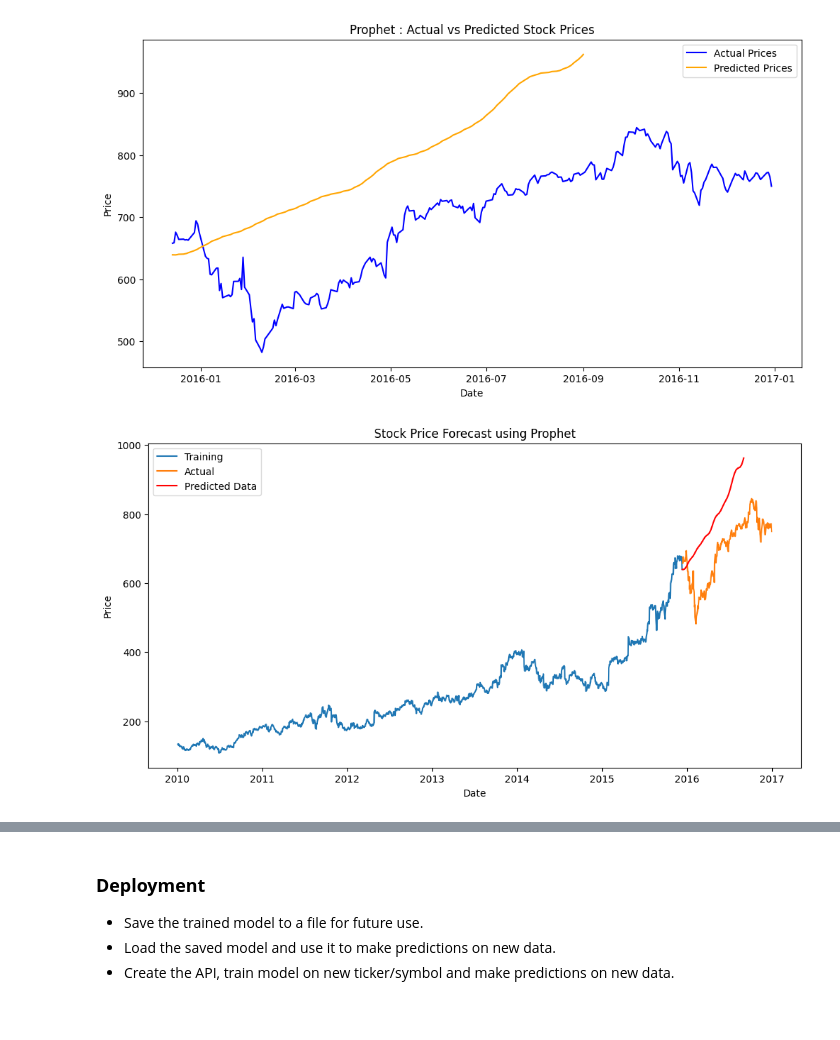
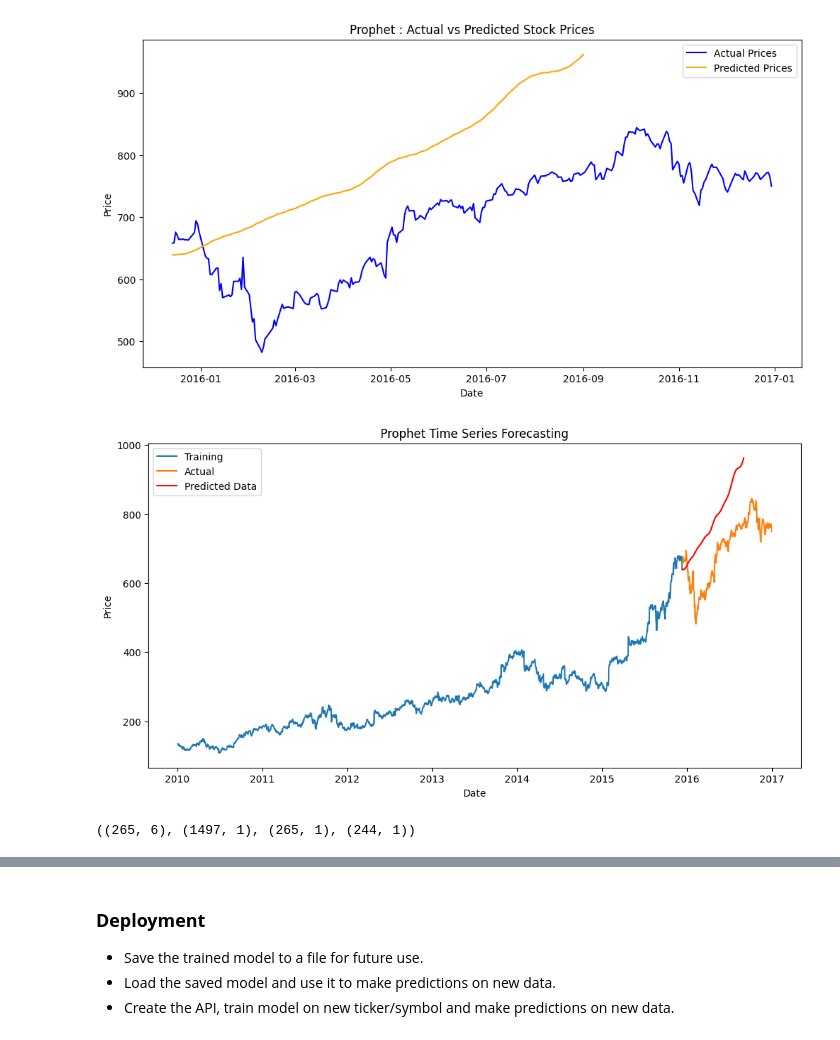
Before and after one commit to hardikszaveri/StockPriceForecasting, a Jupyter notebook: stock_price_forecasting.ipynb, the cells around one changed output, grey strips where cells are left out. Saved outputs shown, nothing was run; the diff lists cells and outputs as text; code cells hidden in the pictures.

```diff
--- a/stock_price_forecasting.ipynb
+++ b/stock_price_forecasting.ipynb
@@ -965,14 +1093,18 @@ plt.legend()
 # %%
 plt.figure(figsize=(12, 6))
 #plt.plot(prophet_train['ds'], prophet_train['y'], label='Training Data')
 #plt.plot(prophet_test['ds'], prophet_test['y'], label='Actual Test Data')
 plt.plot(X_train['close'], label='Training')
 plt.plot(X_test['close'], label='Actual')
 plt.plot(prophet_test_preds['ds'], prophet_test_preds['yhat_original'], label='Predicted Data', color='red')
-plt.title('Stock Price Forecast using Prophet')
+plt.title('Prophet Time Series Forecasting')
 plt.xlabel('Date')
 plt.ylabel('Price')
 plt.legend()
 plt.show()
 # %% [output]
-[figure, old version]
+[figure, new version]
+# %%
+stock[lstm_train_size:].shape,lstm_train.shape,lstm_test.shape,lstm_test_predict.shape
+# %% [output]
+((265, 6), (1497, 1), (265, 1), (244, 1))
```
Also changed, not shown: parts of 20 cells of this notebook.
